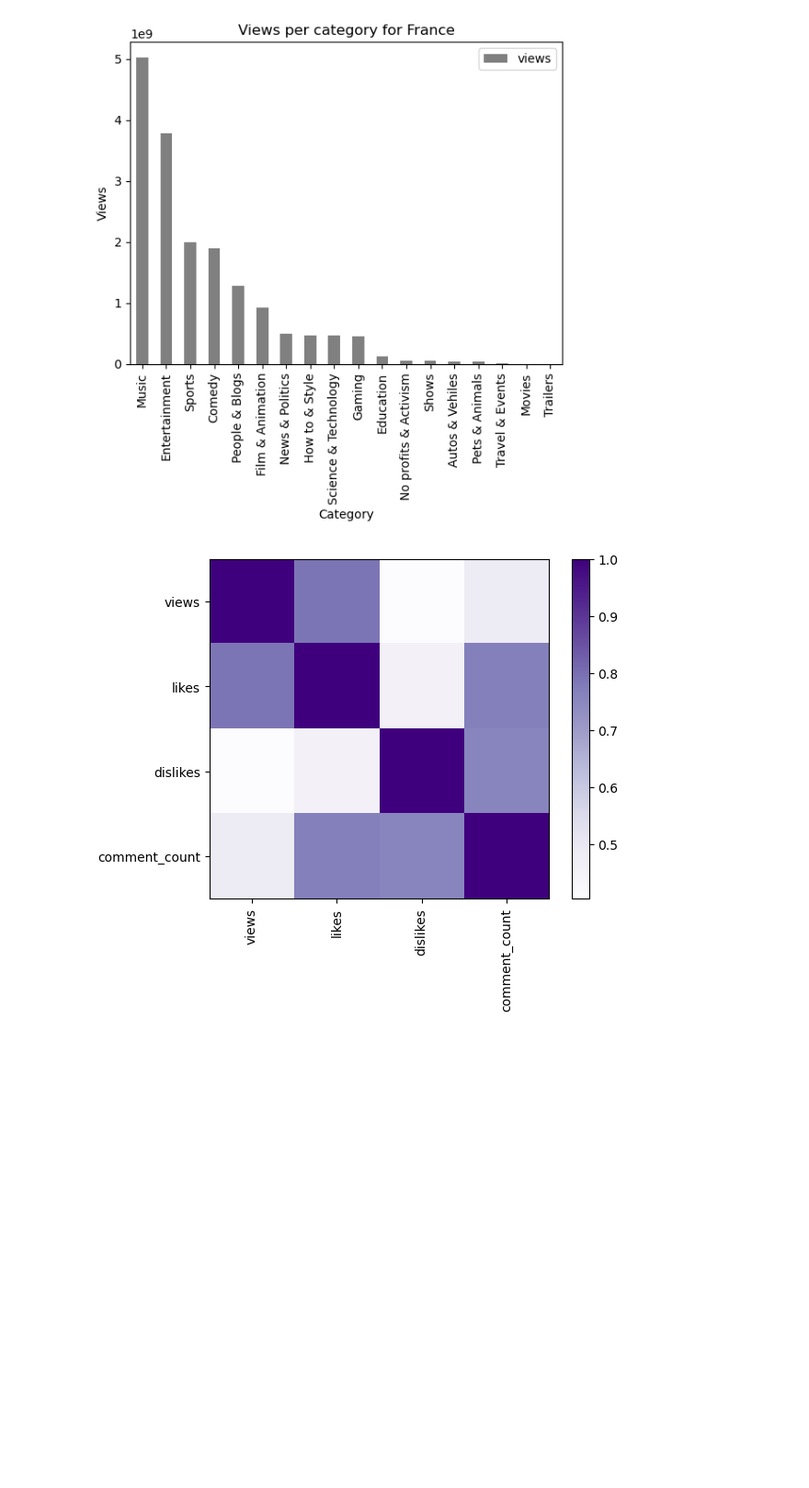
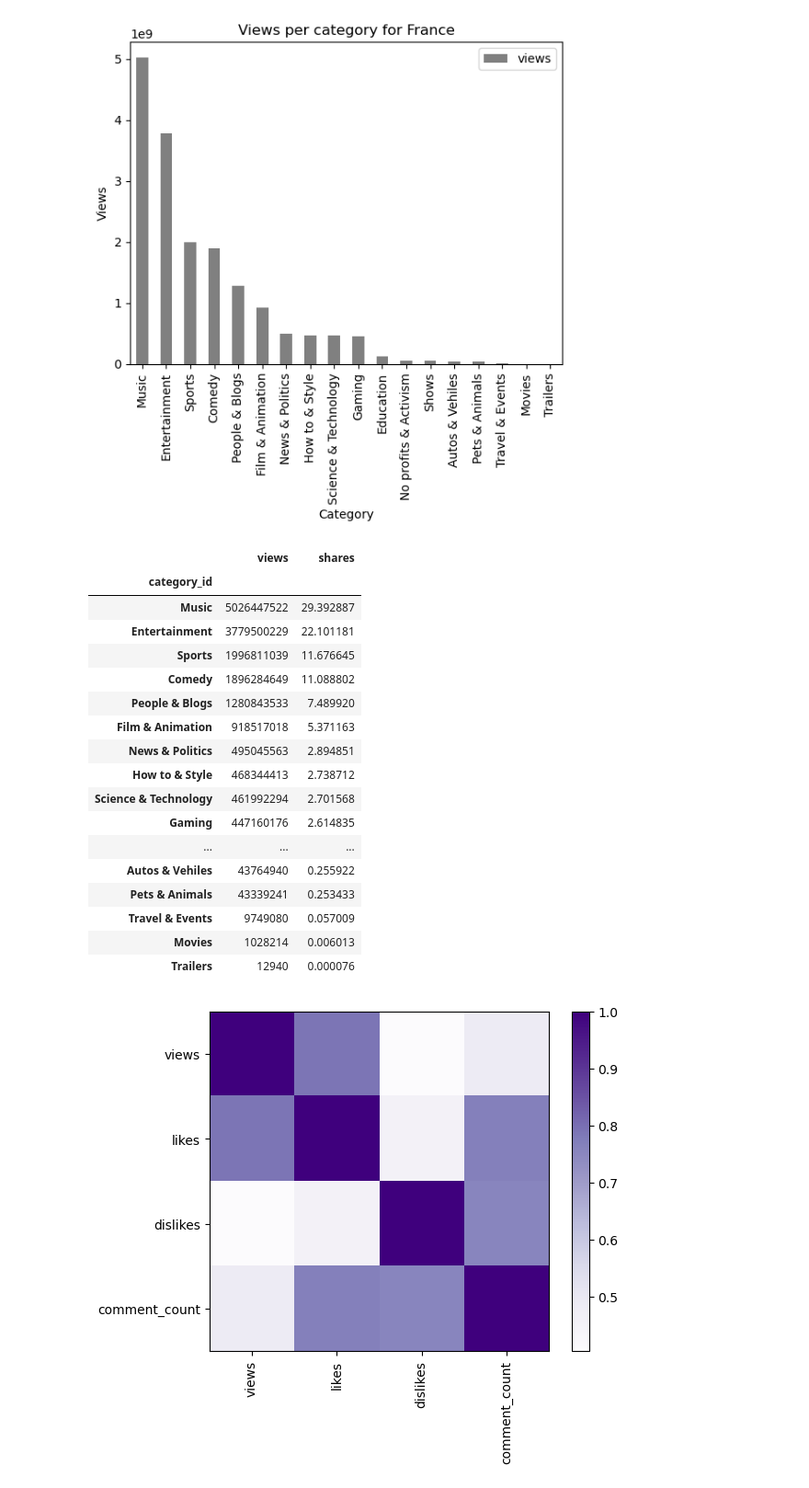
Before and after one commit to CsarCruz/lospandas, a Jupyter notebook: lospandas.ipynb, the cells around one changed output. Shown: that part at 92% size. Drawn from its saved outputs; the diff is of its cells as text; code cells hidden in the pictures; blank space fills up the shorter version.

```diff
--- a/lospandas.ipynb
+++ b/lospandas.ipynb
@@ -231,3 +288,26 @@ plt.show()
+# %%
+totelviews_FR = views_per_category_FR["views"].sum()
+views_per_category_FR['shares'] = views_per_category_FR['views']/totelviews_FR*100
+views_per_category_FR
+# %% [output]
+|  | views | shares |
+| category_id |  |  |
+| Music | 5026447522 | 29.392887 |
+| Entertainment | 3779500229 | 22.101181 |
+| Sports | 1996811039 | 11.676645 |
+| Comedy | 1896284649 | 11.088802 |
+| People & Blogs | 1280843533 | 7.489920 |
+| Film & Animation | 918517018 | 5.371163 |
+| News & Politics | 495045563 | 2.894851 |
+| How to & Style | 468344413 | 2.738712 |
+| Science & Technology | 461992294 | 2.701568 |
+| Gaming | 447160176 | 2.614835 |
+| ... | ... | ... |
+| Autos & Vehiles | 43764940 | 0.255922 |
+| Pets & Animals | 43339241 | 0.253433 |
+| Travel & Events | 9749080 | 0.057009 |
+| Movies | 1028214 | 0.006013 |
+| Trailers | 12940 | 0.000076 |
 # %%
 """
 For this part, the team decided to make a correlation matrix between the Views, Likes, Dislikes and Comment_count.
```
Also changed, not shown: parts of 8 cells of this notebook.
